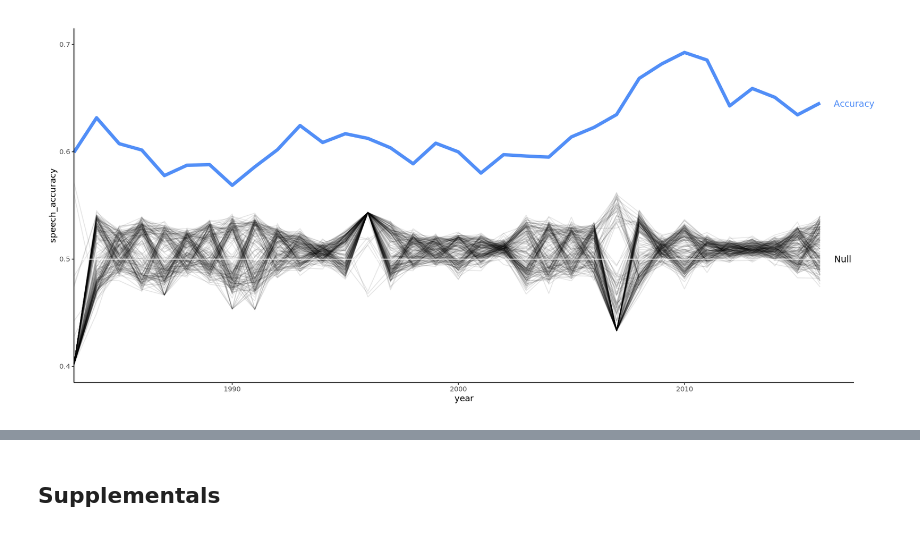
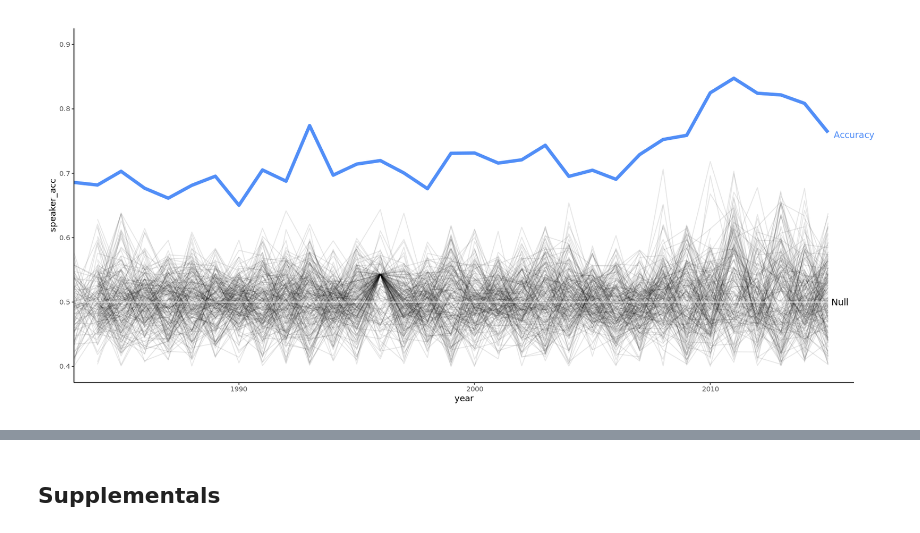
Before and after one commit to JM-Pearl/Dissertation, a Jupyter notebook: Visualize_classification_results.ipynb, the cells around one changed output, grey strips where cells are left out. Cells and saved outputs as stored; diff of their text form; code cells hidden in the pictures.

```diff
--- a/Visualize_classification_results.ipynb
+++ b/Visualize_classification_results.ipynb
@@ -20,5 +5,12 @@ Warning message:
 # %%
-df = read.csv('Results/results_with_null.csv')
+df = read.csv('Results/Lasso.csv')
+nulls = read.csv('Results/Null_Results_Lasso.csv')
+# %%
+df$iter = 200
+df$type = 'actual'
+nulls$type = 'nulls'
+# %%
+combined <- rbind(df,nulls)
 # %%
 options(repr.plot.width = 15, repr.plot.height = 7)
 
@@ -45,17 +35,17 @@ Warning message:
 # %%
 options(repr.plot.width = 15, repr.plot.height = 7)
 
-p = ggplot(df,aes(x = year, y = speech_accuracy)) +
-  geom_line(data=df[df$type == "actual",],color='#518ef7',aes(group=iteration),size=2) +
-  geom_line(data=df[df$type != "actual",],aes(group=iteration),alpha=0.1,size=0.5) +
+p = ggplot(combined,aes(x = year, y = speaker_acc)) +
+  geom_line(data=combined[combined$type == "actual",],color='#518ef7',aes(group=iter),size=2) +
+  geom_line(data=combined[combined$type != "actual",],aes(group=iter),alpha=0.1,size=0.5) +
   annotate('segment',x=1983,xend=2016,y=0.5,yend=0.5,color='white') +
   theme(panel.background = element_blank(),
         plot.margin = unit(c(1,3,1,1), "lines"),
         axis.line = element_line()) +
   scale_x_continuous(expand = c(0,0)) +
-  ylim(0.4,0.7) +
-  annotate('text',label='Accuracy',x=2017.5,y=0.645,size=4,color='#518ef7') +
-  annotate('text',label='Null',x=2017,y=0.50,size=4,color='black')
+  ylim(0.4,.9) +
+  annotate('text',label='Accuracy',x=2016.1,y=0.76,size=4,color='#518ef7') +
+  annotate('text',label='Null',x=2015.5,y=0.50,size=4,color='black')
 
 
 gt <- ggplotGrob(p)
@@ -65 +57 @@ grid.draw(gt)
-[figure, old version]
+[figure, new version]
```
Also changed, not shown: parts of 13 cells of this notebook, 1 other file.
